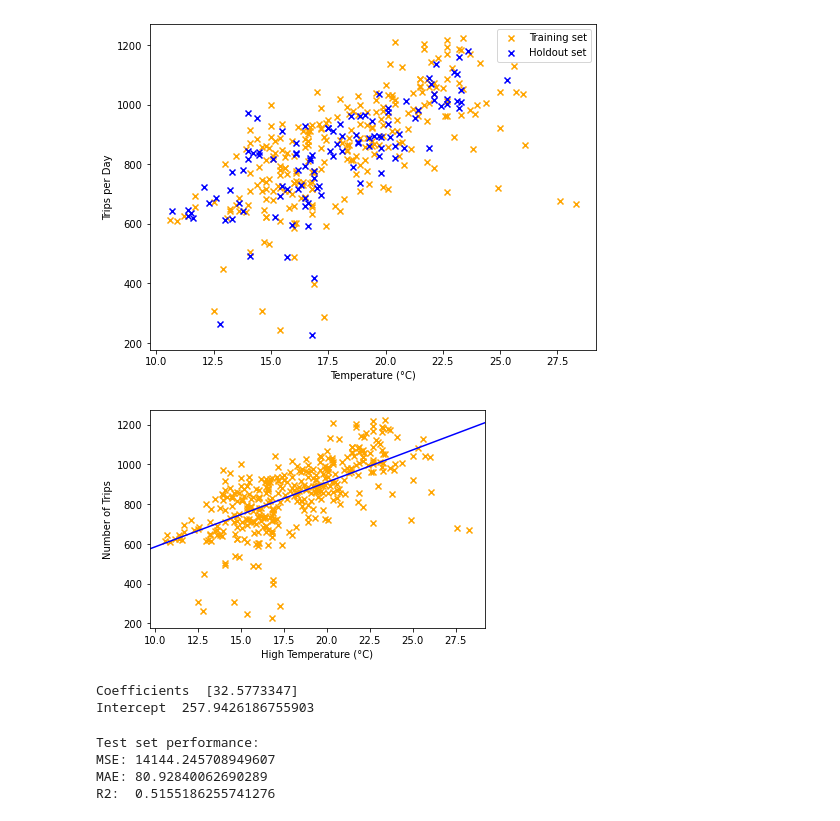
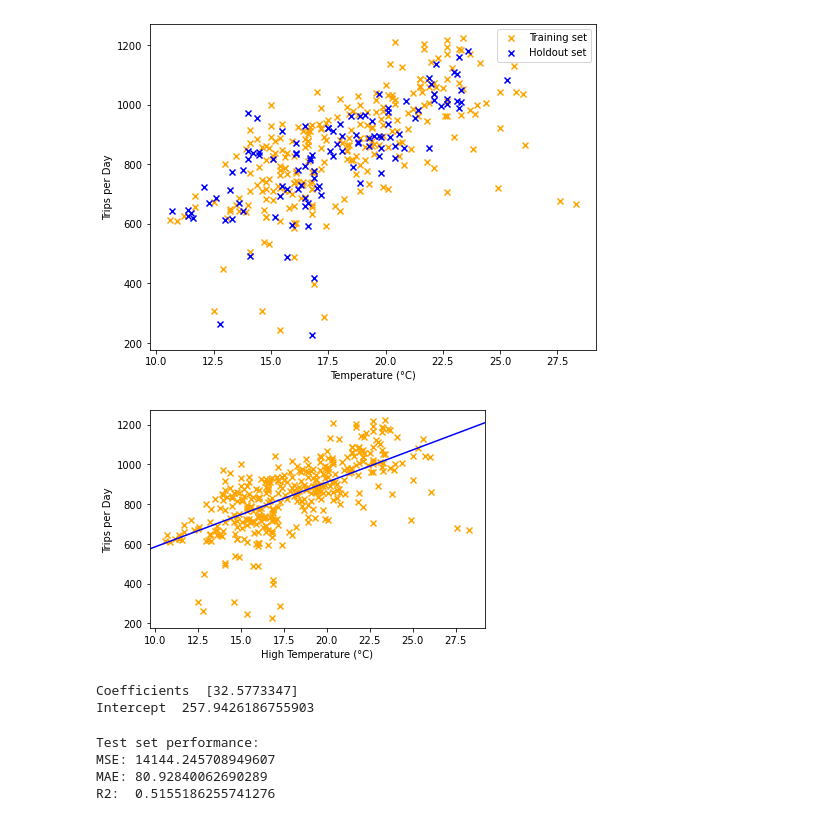
Before and after one commit to mschwa1010/AA_2022-23_Team_8, a Jupyter notebook: Prediction.ipynb, the cells around one changed output. Drawn from its saved outputs; the diff is of its cells as text; code cells hidden in the pictures.

```diff
--- a/Prediction.ipynb
+++ b/Prediction.ipynb
@@ -118,19 +153,19 @@ model_pred = model.predict(X_test_daily.values.reshape(-1,1))
 # %%
 plt.scatter( X_daily,y_daily, marker = 'x', c='orange')
 xlim, ylim =(plt.gca().get_xlim(), plt.gca().get_ylim())
 
 Z = np.linspace(0,35)
 T = model.intercept_ + model.coef_*Z
 
 plt.plot(Z,T, c="b")
 plt.xlim(xlim)
 plt.ylim(ylim)
 plt.xlabel("High Temperature (°C)")
-plt.ylabel("Number of Trips")
+plt.ylabel("Trips per Day")
 plt.show()
 print("Coefficients ", model.coef_, "\nIntercept ", model.intercept_ )
 # %% [output]
-[figure, old version]
+[figure, new version]
 Coefficients  [32.5773347]
 Intercept  257.9426186755903
 # %%
```
Also changed, not shown: parts of 18 cells of this notebook.
